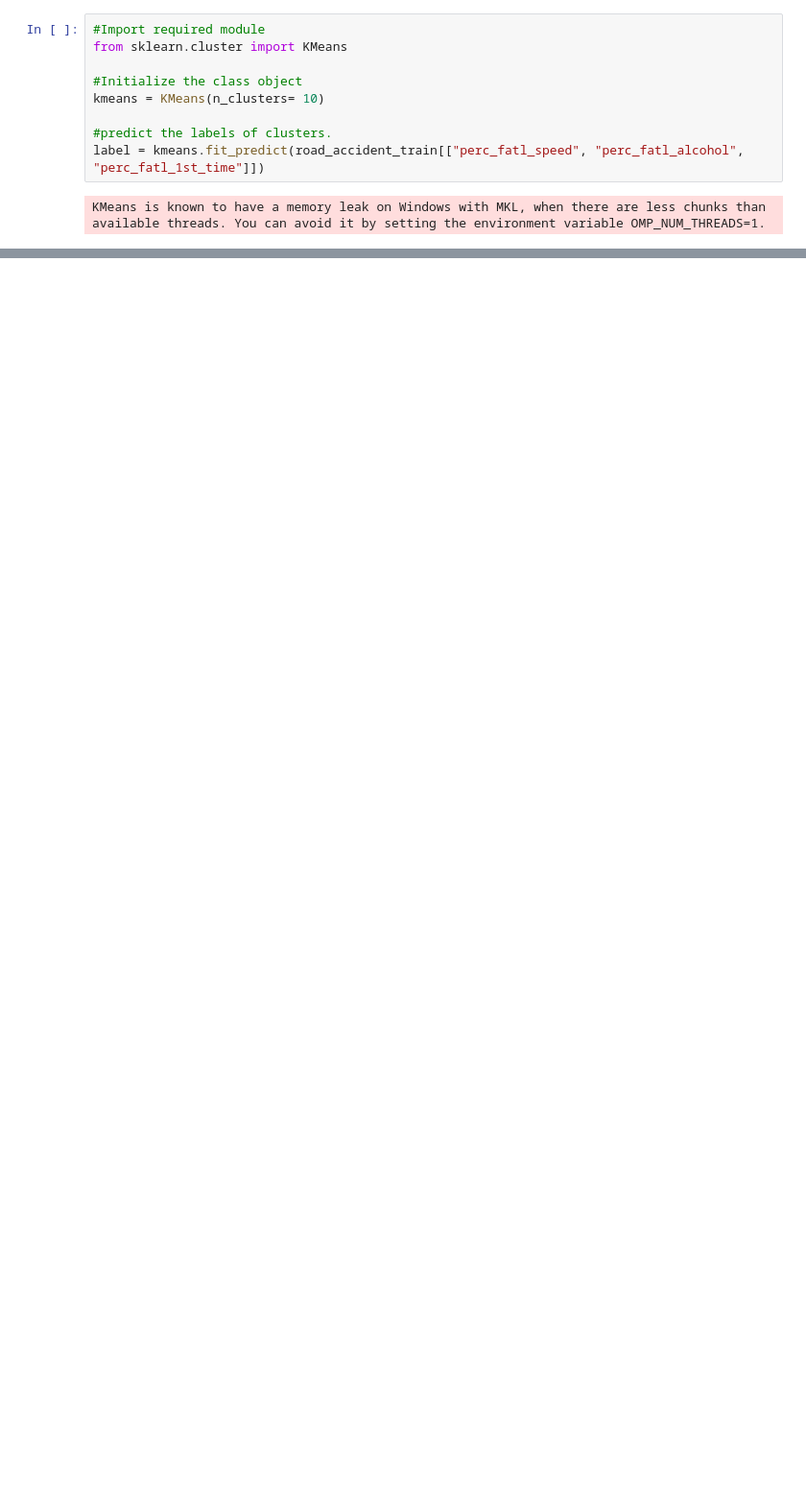
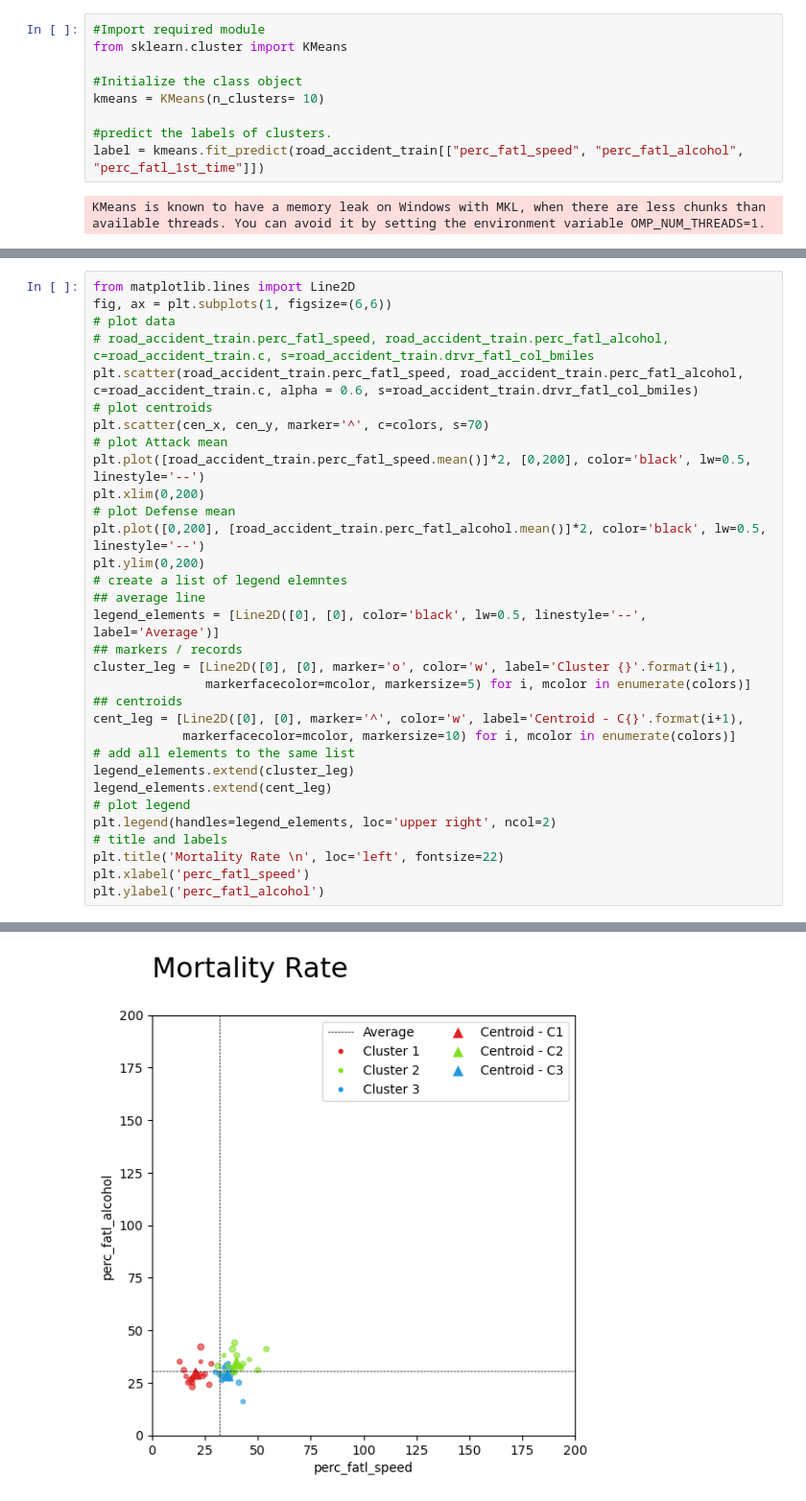
Before and after one commit to bassantmedhat/Reducing-Traffic-Mortality, a Jupyter notebook: model.ipynb, the cells around one changed output, grey strips where cells are left out. Shown: that part at 96% size. Cells and saved outputs as stored; diff of their text form; blank space fills up the shorter version.

```diff
--- a/model.ipynb
+++ b/model.ipynb
@@ -474,0 +390,33 @@ InvalidIndexError: (array([False, False, False, False,  True, False, False, Fals
+# %%
+from matplotlib.lines import Line2D
+fig, ax = plt.subplots(1, figsize=(6,6))
+# plot data
+# road_accident_train.perc_fatl_speed, road_accident_train.perc_fatl_alcohol, c=road_accident_train.c, s=road_accident_train.drvr_fatl_col_bmiles
+plt.scatter(road_accident_train.perc_fatl_speed, road_accident_train.perc_fatl_alcohol, c=road_accident_train.c, alpha = 0.6, s=road_accident_train.drvr_fatl_col_bmiles)
+# plot centroids
+plt.scatter(cen_x, cen_y, marker='^', c=colors, s=70)
+# plot Attack mean
+plt.plot([road_accident_train.perc_fatl_speed.mean()]*2, [0,200], color='black', lw=0.5, linestyle='--')
+plt.xlim(0,200)
+# plot Defense mean
+plt.plot([0,200], [road_accident_train.perc_fatl_alcohol.mean()]*2, color='black', lw=0.5, linestyle='--')
+plt.ylim(0,200)
+# create a list of legend elemntes
+## average line
+legend_elements = [Line2D([0], [0], color='black', lw=0.5, linestyle='--', label='Average')]
+## markers / records
+cluster_leg = [Line2D([0], [0], marker='o', color='w', label='Cluster {}'.format(i+1),
+               markerfacecolor=mcolor, markersize=5) for i, mcolor in enumerate(colors)]
+## centroids
+cent_leg = [Line2D([0], [0], marker='^', color='w', label='Centroid - C{}'.format(i+1),
+            markerfacecolor=mcolor, markersize=10) for i, mcolor in enumerate(colors)]
+# add all elements to the same list
+legend_elements.extend(cluster_leg)
+legend_elements.extend(cent_leg)
+# plot legend
+plt.legend(handles=legend_elements, loc='upper right', ncol=2)
+# title and labels
+plt.title('Mortality Rate \n', loc='left', fontsize=22)
+plt.xlabel('perc_fatl_speed')
+plt.ylabel('perc_fatl_alcohol')
+# %% [output]
@@ -474,0 +424 @@ InvalidIndexError: (array([False, False, False, False,  True, False, False, Fals
+[figure, added]
```
Also changed, not shown: parts of 35 cells of this notebook.
